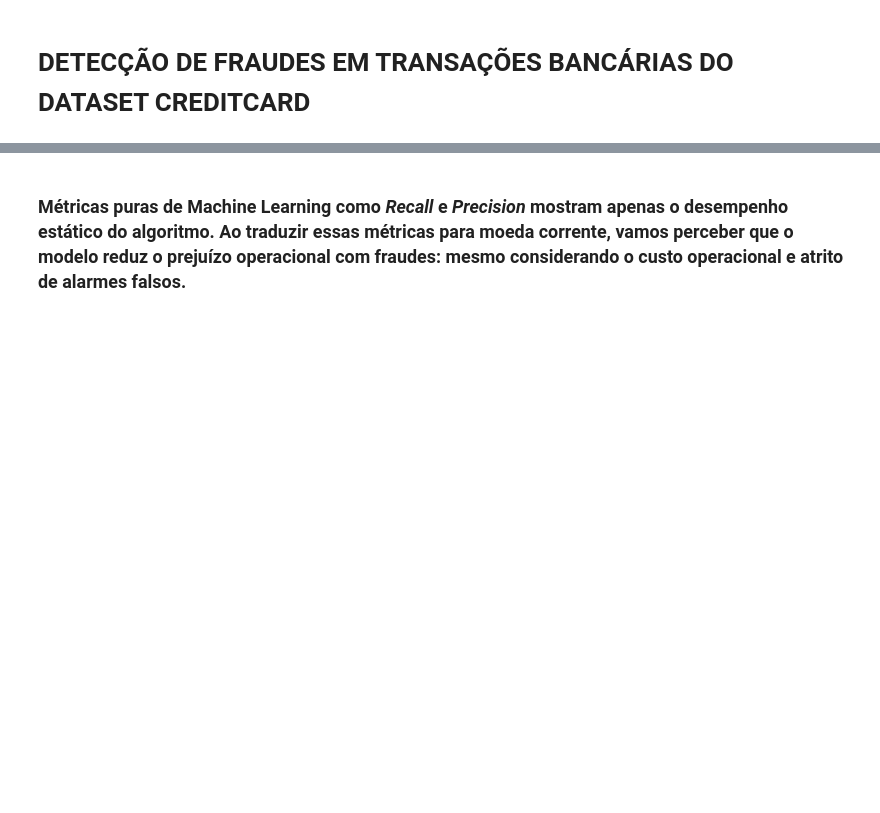
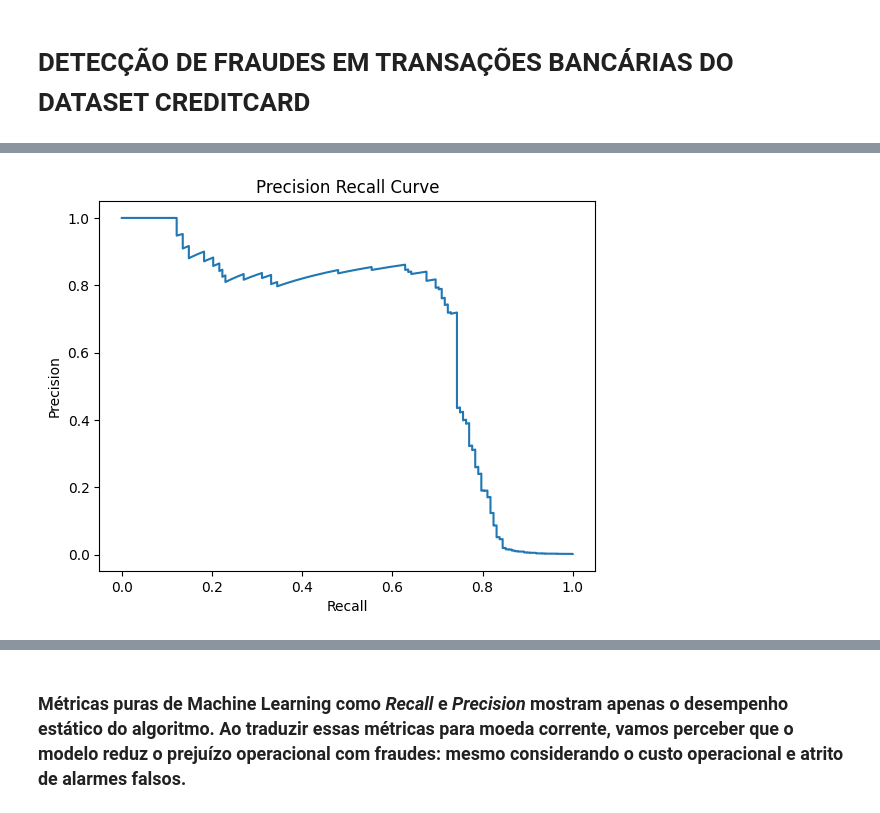
Before and after one commit to elvingup/projeto_deteccao_python_data_analytics_20260821, a Jupyter notebook: projeto_deteccao_python_data_analytics_20260821.ipynb, the cells around one changed output, grey strips where cells are left out. Drawn from its saved outputs; the diff is of its cells as text; code cells hidden in the pictures; blank space fills up the shorter version.

```diff
--- a/projeto_deteccao_python_data_analytics_20260821.ipynb
+++ b/projeto_deteccao_python_data_analytics_20260821.ipynb
@@ -19,17 +32,17 @@ pd["Class"].value_counts(normalize=True)
 
 import numpy as np
 
-# criar a feature "Amount_log" referenciado-se na feature "Amount" visando calibrar a ESCALA DE DADOS visto que valores pequenos poderiam dificultar a IDENTIFICAÇÃO DE PADRÕES que podem estar presentes no dataset
-df["Amount_log"] = np.log1p(df["Amount"])
+# criar a feature "Amount_log" referenciado-se na feature "Amount" visando
+# calibrar a ESCALA DE DADOS visto que valores pequenos poderiam dificultar a
+# IDENTIFICAÇÃO DE PADRÕES que podem estar presentes no dataset
+df["Amount_log"] = np.log1p(df[["Amount"]])
 # %%
-# FEATURING ENGINEERING: usar objeto StandardScaler para calcular a MÉDIA e o DESVIO PADRÃO da feature "Amount"
-
 from sklearn.preprocessing import StandardScaler
 
 scaler = StandardScaler()
 
 # criar a feature "Amount_scaled" para ajustar a ESCALA DOS DADOS de modo a evitar o viés de alguma coluna com números muito maiores que o restante das colunas. Faz isso ao calcular a MÉDIA e o DESVIO PADRÃO da feature "Amount"
-df["Amount_scaled"] = scaler.fit_transform(df["Amount"])
+df["Amount_scaled"] = scaler.fit_transform(df[["Amount"]])
 # %%
 # FEATURING ENGINEERING: treinar o modelo
 
@@ -76,15 +107,17 @@ print("AUC: ", roc_auc_score(y_test, y_probs))
 # %%
 # Precision Recall Curve para comparar a "Quantidade de Fraudes Detectadas" contra a "Quantidade de Fraudes que são fraudes mesmo"
 
 from sklearn.metrics import precision_recall_curve
 
-precision, recall = precision_recall_curve(y_test, y_probs)
+precision, recall, _ = precision_recall_curve(y_test, y_probs)
 
 plt.plot(recall, precision)
 plt.title("Precision Recall Curve")
 plt.xlabel("Recall")
 plt.ylabel("Precision")
 plt.show()
+# %% [output]
+[figure, added]
 # %%
 # BALANCEAMENTO DE DADOS: Undersampling para reduzir a classe majoritária
 
```
Also changed, not shown: parts of 17 cells of this notebook.
